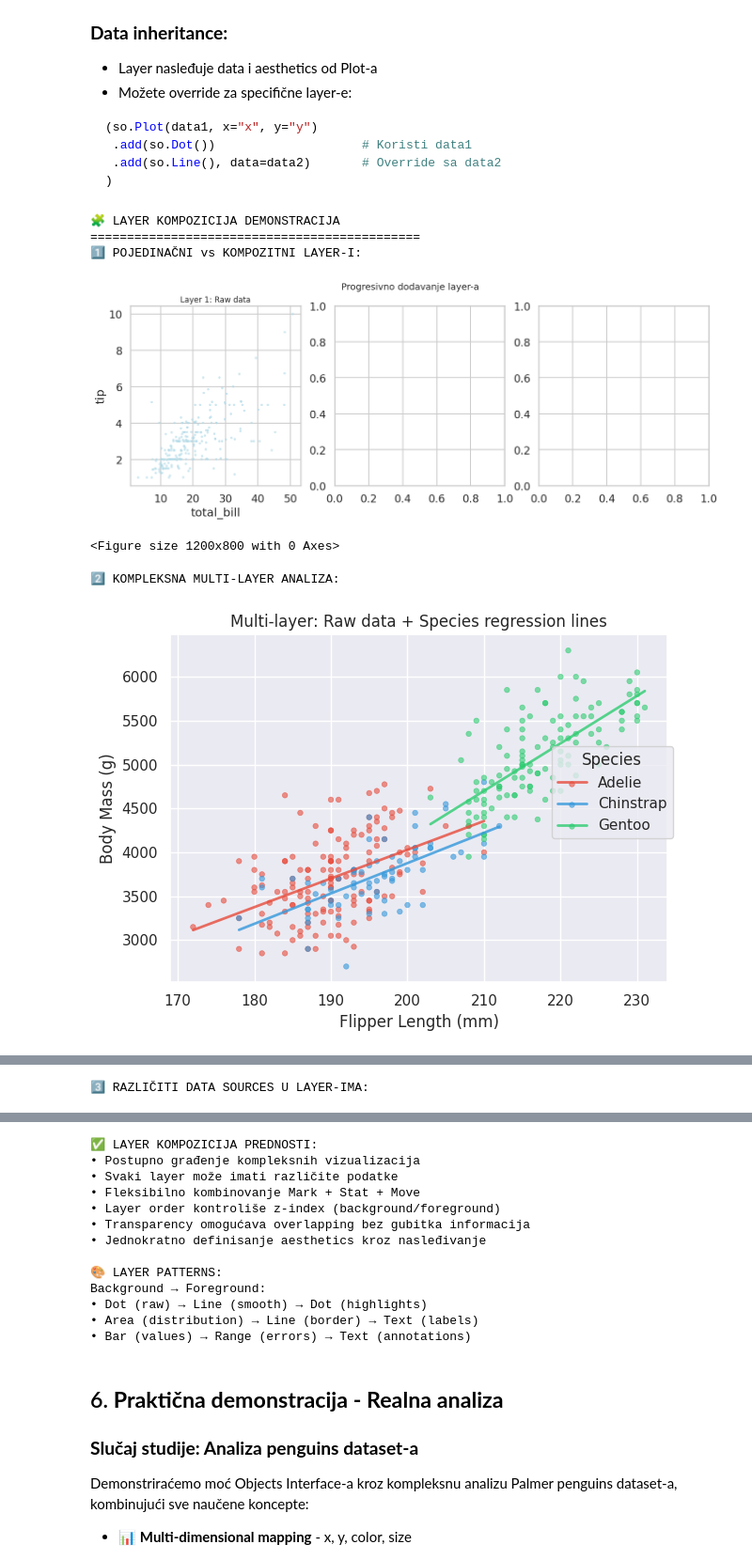
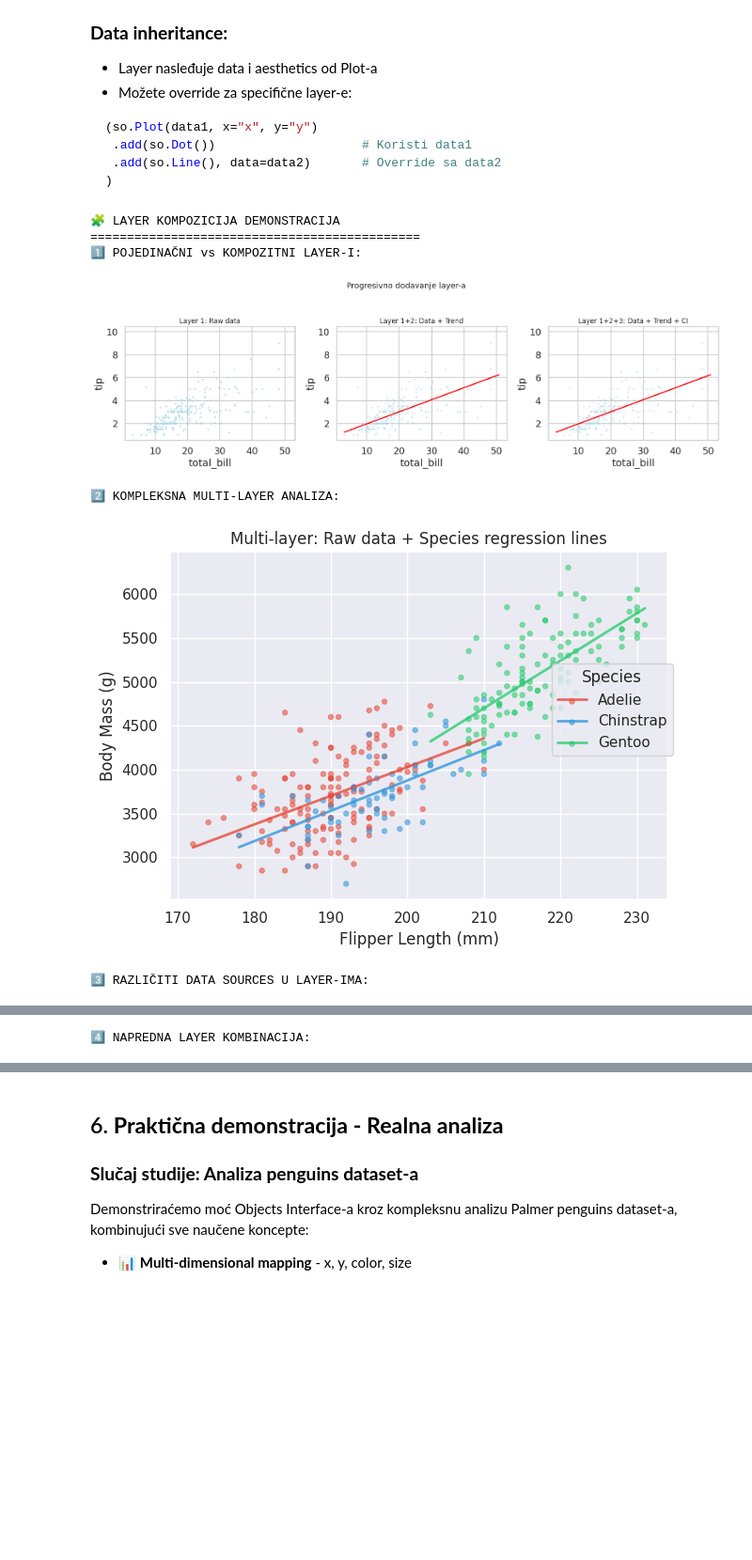
Before and after one commit to ilicandrija/seaborn, a Jupyter notebook: 04_seaborn_objects.ipynb, the cells around one changed output, grey strips where cells are left out. Shown at 94% size. Saved outputs shown, nothing was run; the diff lists cells and outputs as text; code cells hidden in the pictures; blank space fills up the shorter version.

```diff
--- a/04_seaborn_objects.ipynb
+++ b/04_seaborn_objects.ipynb
@@ -761,27 +789,27 @@ fig.suptitle('Progresivno dodavanje layer-a', fontsize=14)
  .add(so.Dot(alpha=0.6, color="lightblue", pointsize=3))
  .label(title="Layer 1: Raw data")
  .on(axes[0])
- .show())
+ .plot())
 
-# Layer 1 + 2: Raw data + trend
+# Layer 1 + 2: Raw data + smooth trend
 (so.Plot(tips, x="total_bill", y="tip")
  .add(so.Dot(alpha=0.4, color="lightblue", pointsize=3))
- .add(so.Line(color="red", linewidth=2))
- .label(title="Layer 1+2: Data + Line")
+ .add(so.Line(color="red", linewidth=2), so.PolyFit(order=1))  # Linear trend
+ .label(title="Layer 1+2: Data + Trend")
  .on(axes[1])
- .show())
+ .plot())
 
-# Layer 1 + 2 + 3: Raw data + trend + statistics
+# Layer 1 + 2 + 3: Raw data + trend + confidence band
 (so.Plot(tips, x="total_bill", y="tip")
  .add(so.Dot(alpha=0.4, color="lightblue", pointsize=3))
- .add(so.Line(color="red", linewidth=2))
- .add(so.Dot(color="darkred", pointsize=8),
-      so.Agg(func="mean"))  # Mean point overlay
- .label(title="Layer 1+2+3: Data + Line + Mean")
+ .add(so.Line(color="red", linewidth=2), so.PolyFit(order=1))   # Linear trend
+ .add(so.Band(alpha=0.2, color="red"), so.PolyFit(order=1))    # Confidence band
+ .label(title="Layer 1+2+3: Data + Trend + CI")
  .on(axes[2])
- .show())
+ .plot())
 
-plt.tight_layout()
+# Leave room for the suptitle to avoid overlap
+plt.tight_layout(rect=[0, 0, 1, 0.95])
 plt.show()
 
 print("\n2️⃣ KOMPLEKSNA MULTI-LAYER ANALIZA:")
@@ -809,53 +837,58 @@ tips_summary = tips.groupby(['day', 'time']).agg({
 tips_summary.columns = ['bill_mean', 'bill_std', 'count']
 tips_summary = tips_summary.reset_index()
 
-# Kombinacija raw data i summary statistics
+# Kombinacija raw data i summary statistics - jednostavniji pristup
 (so.Plot(tips, x="day", y="total_bill")
- .add(so.Dot(alpha=0.3, color="gray", pointsize=2))     # Raw data (background)
- .add(so.Bar(alpha=0.7, color="steelblue"),
-      data=tips_summary, y="bill_mean")                  # Different data source!
+ .add(so.Dot(alpha=0.3, color="gray", pointsize=2))           # Raw data points
+ .add(so.Bar(alpha=0.7, color="steelblue"), so.Agg(func="mean"))  # Mean bars
  .label(
-     title="Layer data override: Raw points + Summary bars",
+     title="Layer composition: Raw points + Mean bars",
      x="Day",
      y="Total Bill ($)"
  )
  .show())
 
 print("\n4️⃣ NAPREDNA LAYER KOMBINACIJA:")
 
 # Kompletan primjer sa analysis + annotation
-sample_tips = tips.sample(100)  # Smaller sample for clarity
+sample_tips = tips.sample(100, random_state=42)  # Consistent sample
 
 (so.Plot(sample_tips, x="total_bill", y="tip")
- .add(so.Dot(alpha=0.5, color="lightcoral", pointsize=4))      # Background scatter
- .add(so.Line(color="darkred", linewidth=3))                   # Connecting trend
- .add(so.Dot(pointsize=12, color="darkred", alpha=0.8),        # Highlighted points
-      data=sample_tips.nlargest(5, 'total_bill'))              # Top 5 bills
+ .add(so.Dot(alpha=0.5, color="lightcoral", pointsize=4))       # Background scatter
+ .add(so.Line(color="darkred", linewidth=3), so.PolyFit(order=1))  # Smooth trend line
+ .add(so.Dot(pointsize=12, color="darkred", alpha=0.8),         # Highlighted points
+      data=sample_tips.nlargest(5, 'total_bill'))               # Top 5 bills
  .label(
      title="Advanced composition: Scatter + Trend + Highlights",
      x="Total Bill ($)",
      y="Tip ($)"
  )
  .show())
 
 print("\n✅ LAYER KOMPOZICIJA PREDNOSTI:")
 print("• Postupno građenje kompleksnih vizualizacija")
 print("• Svaki layer može imati različite podatke")
 print("• Fleksibilno kombinovanje Mark + Stat + Move")
 print("• Layer order kontroliše z-index (background/foreground)")
 print("• Transparency omogućava overlapping bez gubitka informacija")
 print("• Jednokratno definisanje aesthetics kroz nasleđivanje")
 
+print(f"\n⚠️ ČESTI PROBLEMI I REŠENJA:")
+print("• so.Line() bez Stat-a → spojuje tačke u redosledu podataka (LOŠE!)")
+print("• so.Line() + so.PolyFit() → glatka trend linija (DOBRO!)")
+print("• Layer redosled je bitan: background → foreground")
+print("• Alpha vrednosti za overlapping layer-e")
+
 print(f"\n🎨 LAYER PATTERNS:")
 print("Background → Foreground:")
-print("• Dot (raw) → Line (smooth) → Dot (highlights)")
-print("• Area (distribution) → Line (border) → Text (labels)")
+print("• Dot (raw) → Line (smooth trend) → Dot (highlights)")
+print("• Dot (raw) → Line (trend) → Band (confidence)")
 print("• Bar (values) → Range (errors) → Text (annotations)")
 # %% [output]
 🧩 LAYER KOMPOZICIJA DEMONSTRACIJA
 =============================================
 1️⃣ POJEDINAČNI vs KOMPOZITNI LAYER-I:
-[figure, old version]
+[figure, new version]
-<Figure size 1200x800 with 0 Axes>
+2️⃣ KOMPLEKSNA MULTI-LAYER ANALIZA:
+[figure]
-2️⃣ KOMPLEKSNA MULTI-LAYER ANALIZA:
+3️⃣ RAZLIČITI DATA SOURCES U LAYER-IMA:
-[figure]
@@ -862 +896 @@ print("• Bar (values) → Range (errors) → Text (annotations)")
-3️⃣ RAZLIČITI DATA SOURCES U LAYER-IMA:
+4️⃣ NAPREDNA LAYER KOMBINACIJA:
@@ -866,16 +917,3 @@ print("• Bar (values) → Range (errors) → Text (annotations)")
-✅ LAYER KOMPOZICIJA PREDNOSTI:
-• Postupno građenje kompleksnih vizualizacija
-• Svaki layer može imati različite podatke
-• Fleksibilno kombinovanje Mark + Stat + Move
-• Layer order kontroliše z-index (background/foreground)
-• Transparency omogućava overlapping bez gubitka informacija
-• Jednokratno definisanje aesthetics kroz nasleđivanje
-
-🎨 LAYER PATTERNS:
-Background → Foreground:
-• Dot (raw) → Line (smooth) → Dot (highlights)
-• Area (distribution) → Line (border) → Text (labels)
-• Bar (values) → Range (errors) → Text (annotations)
 # %% [markdown]
 ## 6. **Praktična demonstracija - Realna analiza**
 
```
Also changed, not shown: parts of 5 cells of this notebook, 5 other files.
